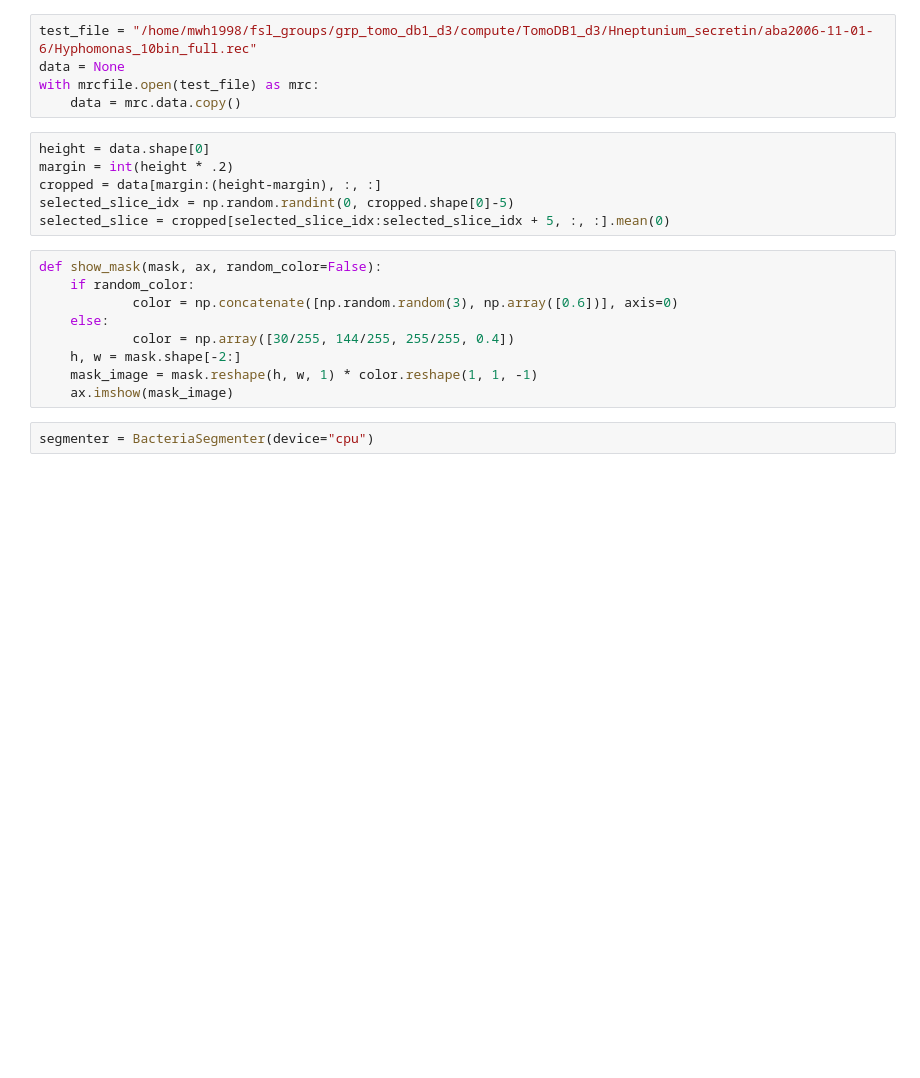
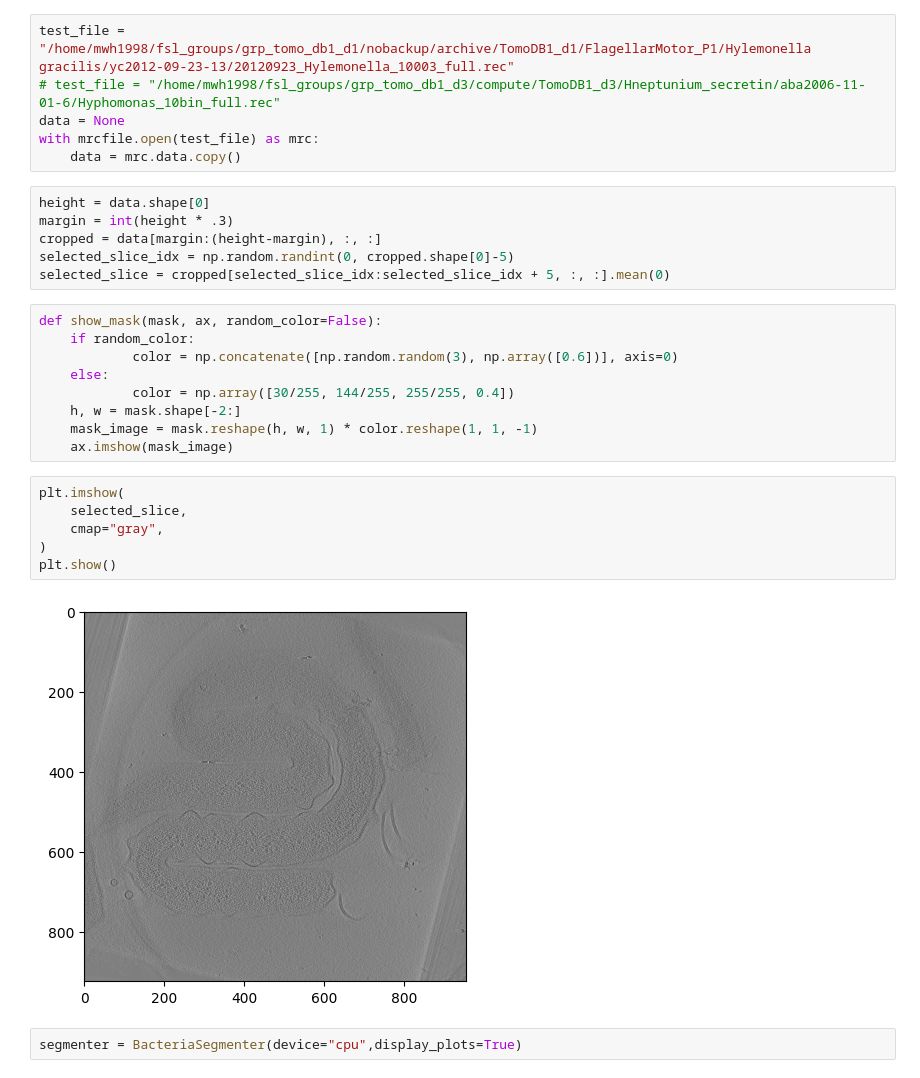
Before and after one commit to michael-holland-dev/Toma-Analysis, a Jupyter notebook: experiment_notebooks/multithreading_test.ipynb, the cells around one changed output. Saved outputs shown, nothing was run; the diff lists cells and outputs as text; blank space fills up the shorter version.

```diff
--- a/experiment_notebooks/multithreading_test.ipynb
+++ b/experiment_notebooks/multithreading_test.ipynb
@@ -5,13 +5,14 @@ import matplotlib.pyplot as plt
 import mrcfile
 from utils.graph_plotter import GraphPlotter
 # %%
-test_file = "/home/mwh1998/fsl_groups/grp_tomo_db1_d3/compute/TomoDB1_d3/Hneptunium_secretin/aba2006-11-01-6/Hyphomonas_10bin_full.rec"
+test_file = "/home/mwh1998/fsl_groups/grp_tomo_db1_d1/nobackup/archive/TomoDB1_d1/FlagellarMotor_P1/Hylemonella gracilis/yc2012-09-23-13/20120923_Hylemonella_10003_full.rec"
+# test_file = "/home/mwh1998/fsl_groups/grp_tomo_db1_d3/compute/TomoDB1_d3/Hneptunium_secretin/aba2006-11-01-6/Hyphomonas_10bin_full.rec"
 data = None
 with mrcfile.open(test_file) as mrc:
     data = mrc.data.copy()
 # %%
 height = data.shape[0]
-margin = int(height * .2)
+margin = int(height * .3)
 cropped = data[margin:(height-margin), :, :]
 selected_slice_idx = np.random.randint(0, cropped.shape[0]-5)
 selected_slice = cropped[selected_slice_idx:selected_slice_idx + 5, :, :].mean(0)
@@ -24,8 +25,16 @@ def show_mask(mask, ax, random_color=False):
     h, w = mask.shape[-2:]
     mask_image = mask.reshape(h, w, 1) * color.reshape(1, 1, -1)
     ax.imshow(mask_image)
+# %%
+plt.imshow(
+    selected_slice,
+    cmap="gray",
+)
+plt.show()
+# %% [output]
+[figure, added]
 # %%
-segmenter = BacteriaSegmenter(device="cpu")
+segmenter = BacteriaSegmenter(device="cpu",display_plots=True)
 # %%
 results = {}
 segmenter.analyze(
```
Also changed, not shown: parts of 2 cells of this notebook, 15 other files.
